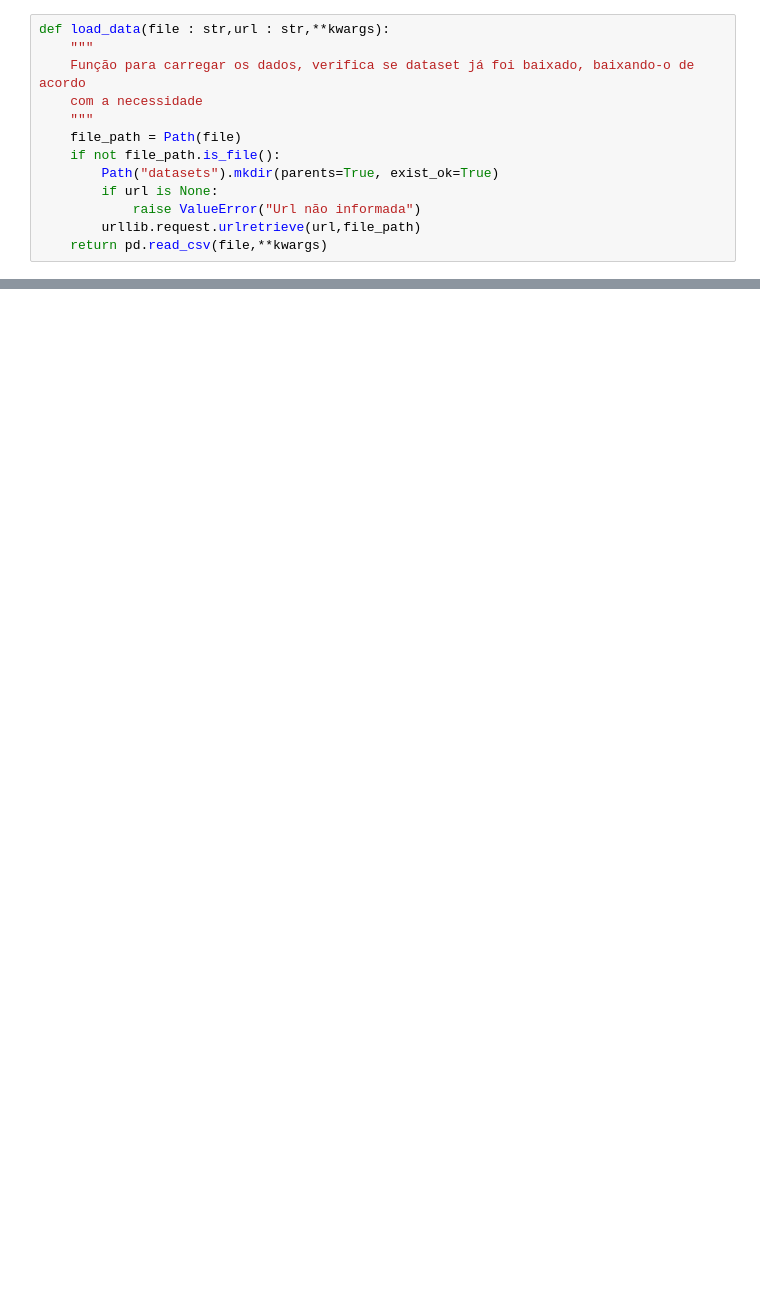
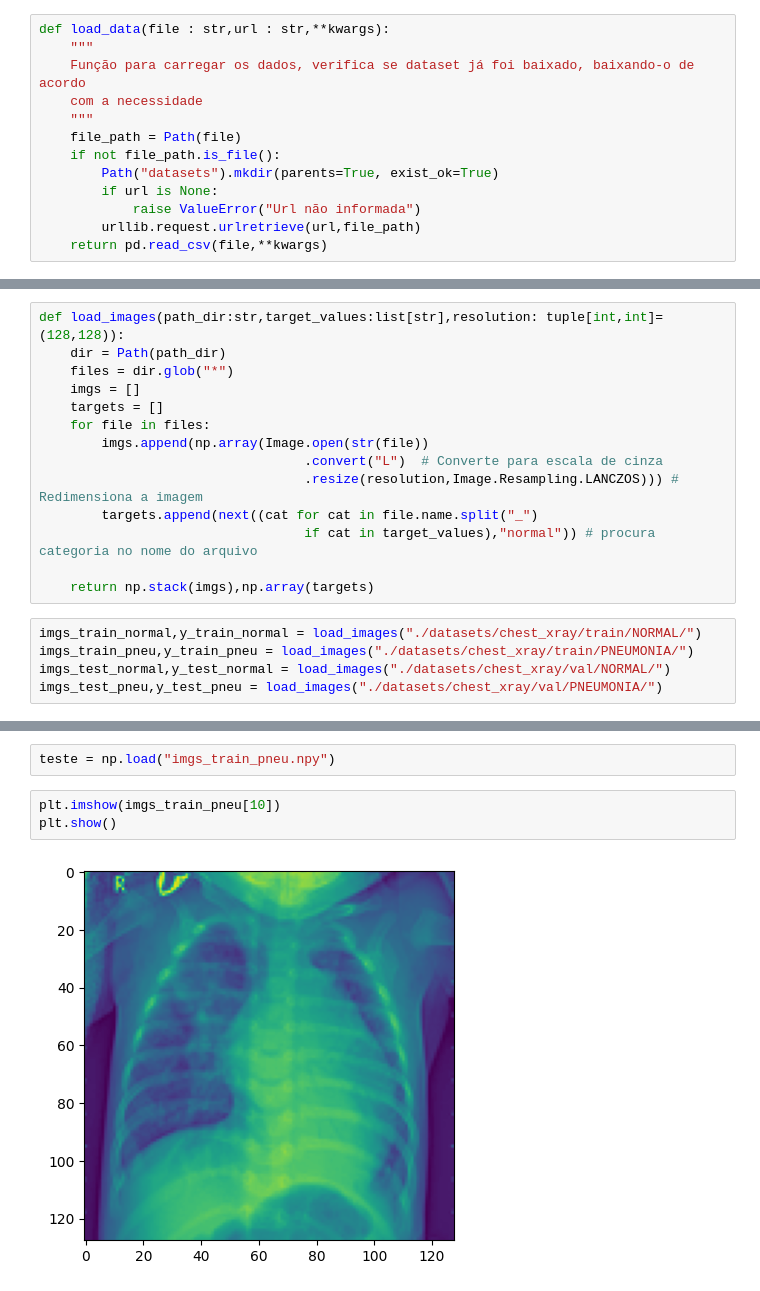
Before and after one commit to vinicius-souza-lima/mvp_ml, a Jupyter notebook: mvp_ml.ipynb, the cells around one changed output, grey strips where cells are left out. Saved outputs shown, nothing was run; the diff lists cells and outputs as text; blank space fills up the shorter version.

Commit message:
Inicio problema de classificação com ml classica pneumonia

```diff
--- a/mvp_ml.ipynb
+++ b/mvp_ml.ipynb
@@ -37,0 +39,19 @@ dataset.head()
+# %%
+def load_images(path_dir:str,target_values:list[str],resolution: tuple[int,int]=(128,128)):
+    dir = Path(path_dir)
+    files = dir.glob("*")
+    imgs = []
+    targets = []
+    for file in files:
+        imgs.append(np.array(Image.open(str(file))
+                                  .convert("L")  # Converte para escala de cinza
+                                  .resize(resolution,Image.Resampling.LANCZOS))) # Redimensiona a imagem
+        targets.append(next((cat for cat in file.name.split("_")
+                                  if cat in target_values),"normal")) # procura categoria no nome do arquivo
+
+    return np.stack(imgs),np.array(targets)
+# %%
+imgs_train_normal,y_train_normal = load_images("./datasets/chest_xray/train/NORMAL/")
+imgs_train_pneu,y_train_pneu = load_images("./datasets/chest_xray/train/PNEUMONIA/")
+imgs_test_normal,y_test_normal = load_images("./datasets/chest_xray/val/NORMAL/")
+imgs_test_pneu,y_test_pneu = load_images("./datasets/chest_xray/val/PNEUMONIA/")
@@ -37,0 +67,7 @@ dataset.head()
+# %%
+teste = np.load("imgs_train_pneu.npy")
+# %%
+plt.imshow(imgs_train_pneu[10])
+plt.show()
+# %% [output]
+[figure, added]
```
Also changed, not shown: parts of 12 cells of this notebook, 1 other file.
